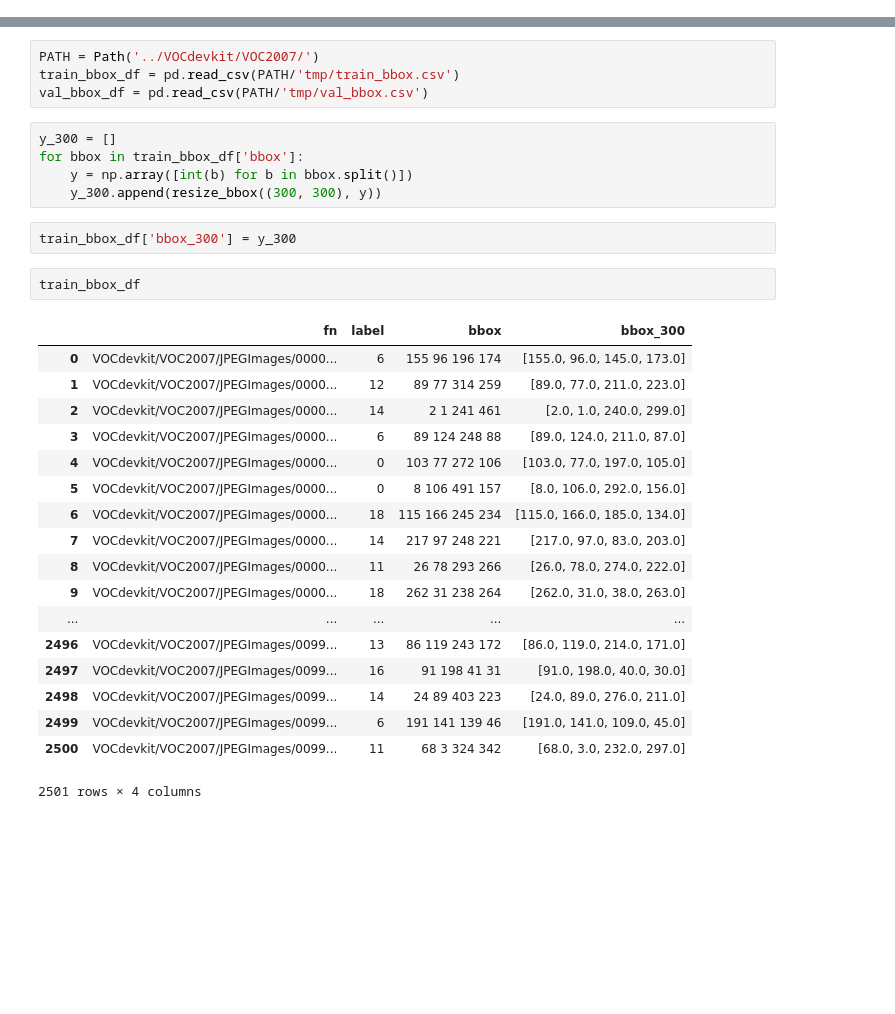
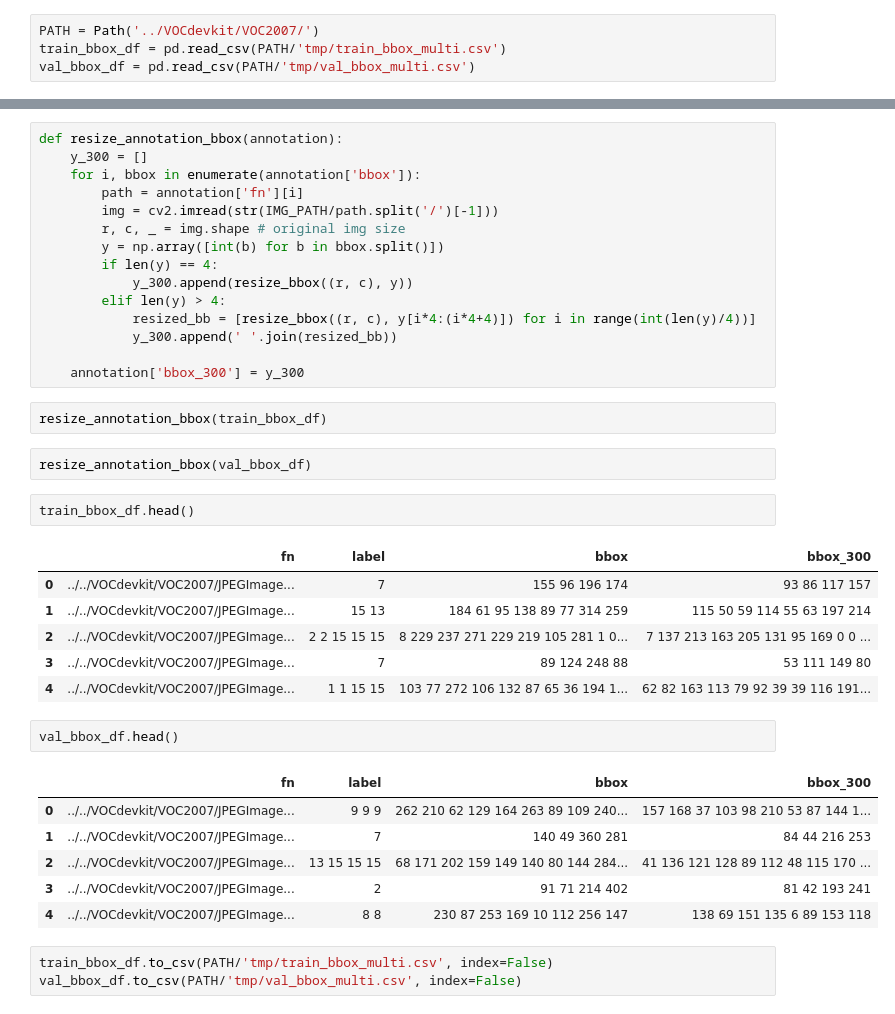
Before and after one commit to xhan0909/SSD_PyTorch_Implementation, a Jupyter notebook: nbs/img_resize.ipynb, the cells around one changed output, grey strips where cells are left out. Drawn from its saved outputs; the diff is of its cells as text; blank space fills up the shorter version.

```diff
--- a/nbs/img_resize.ipynb
+++ b/nbs/img_resize.ipynb
@@ -54,5 +63,9 @@ def bb_hw(bb):
     bounding-box: [Y, X, left-bottom, right-top]
     """
     return np.array([bb[1], bb[0], bb[3]-bb[1]+1, bb[2]-bb[0]+1])
+# %%
+PATH = Path('../VOCdevkit/VOC2007/')
+train_bbox_df = pd.read_csv(PATH/'tmp/train_bbox_multi.csv')
+val_bbox_df = pd.read_csv(PATH/'tmp/val_bbox_multi.csv')
 # %%
 # resize bounding boxes accordingly
@@ -64,32 +79,40 @@ def resize_bbox(x_shape, bbox):
-# %%
-PATH = Path('../VOCdevkit/VOC2007/')
-train_bbox_df = pd.read_csv(PATH/'tmp/train_bbox.csv')
-val_bbox_df = pd.read_csv(PATH/'tmp/val_bbox.csv')
-# %%
-y_300 = []
-for bbox in train_bbox_df['bbox']:
-    y = np.array([int(b) for b in bbox.split()])
-    y_300.append(resize_bbox((300, 300), y))
-# %%
-train_bbox_df['bbox_300'] = y_300
+# %%
+def resize_annotation_bbox(annotation):
+    y_300 = []
+    for i, bbox in enumerate(annotation['bbox']):
+        path = annotation['fn'][i]
+        img = cv2.imread(str(IMG_PATH/path.split('/')[-1]))
+        r, c, _ = img.shape # original img size
+        y = np.array([int(b) for b in bbox.split()])
+        if len(y) == 4:
+            y_300.append(resize_bbox((r, c), y))
+        elif len(y) > 4:
+            resized_bb = [resize_bbox((r, c), y[i*4:(i*4+4)]) for i in range(int(len(y)/4))]
+            y_300.append(' '.join(resized_bb))
+
+    annotation['bbox_300'] = y_300
+# %%
+resize_annotation_bbox(train_bbox_df)
+# %%
+resize_annotation_bbox(val_bbox_df)
 # %%
-train_bbox_df
+train_bbox_df.head()
 # %% [output]
 |  | fn | label | bbox | bbox_300 |
-| 0 | VOCdevkit/VOC2007/JPEGImages/0000... | 6 | 155 96 196 174 | [155.0, 96.0, 145.0, 173.0] |
-| 1 | VOCdevkit/VOC2007/JPEGImages/0000... | 12 | 89 77 314 259 | [89.0, 77.0, 211.0, 223.0] |
-| 2 | VOCdevkit/VOC2007/JPEGImages/0000... | 14 | 2 1 241 461 | [2.0, 1.0, 240.0, 299.0] |
-| 3 | VOCdevkit/VOC2007/JPEGImages/0000... | 6 | 89 124 248 88 | [89.0, 124.0, 211.0, 87.0] |
-| 4 | VOCdevkit/VOC2007/JPEGImages/0000... | 0 | 103 77 272 106 | [103.0, 77.0, 197.0, 105.0] |
-| 5 | VOCdevkit/VOC2007/JPEGImages/0000... | 0 | 8 106 491 157 | [8.0, 106.0, 292.0, 156.0] |
-| 6 | VOCdevkit/VOC2007/JPEGImages/0000... | 18 | 115 166 245 234 | [115.0, 166.0, 185.0, 134.0] |
-| 7 | VOCdevkit/VOC2007/JPEGImages/0000... | 14 | 217 97 248 221 | [217.0, 97.0, 83.0, 203.0] |
-| 8 | VOCdevkit/VOC2007/JPEGImages/0000... | 11 | 26 78 293 266 | [26.0, 78.0, 274.0, 222.0] |
-| 9 | VOCdevkit/VOC2007/JPEGImages/0000... | 18 | 262 31 238 264 | [262.0, 31.0, 38.0, 263.0] |
-| ... | ... | ... | ... | ... |
-| 2496 | VOCdevkit/VOC2007/JPEGImages/0099... | 13 | 86 119 243 172 | [86.0, 119.0, 214.0, 171.0] |
-| 2497 | VOCdevkit/VOC2007/JPEGImages/0099... | 16 | 91 198 41 31 | [91.0, 198.0, 40.0, 30.0] |
-| 2498 | VOCdevkit/VOC2007/JPEGImages/0099... | 14 | 24 89 403 223 | [24.0, 89.0, 276.0, 211.0] |
-| 2499 | VOCdevkit/VOC2007/JPEGImages/0099... | 6 | 191 141 139 46 | [191.0, 141.0, 109.0, 45.0] |
-| 2500 | VOCdevkit/VOC2007/JPEGImages/0099... | 11 | 68 3 324 342 | [68.0, 3.0, 232.0, 297.0] |
+| 0 | ../../VOCdevkit/VOC2007/JPEGImage... | 7 | 155 96 196 174 | 93 86 117 157 |
+| 1 | ../../VOCdevkit/VOC2007/JPEGImage... | 15 13 | 184 61 95 138 89 77 314 259 | 115 50 59 114 55 63 197 214 |
+| 2 | ../../VOCdevkit/VOC2007/JPEGImage... | 2 2 15 15 15 | 8 229 237 271 229 219 105 281 1 0... | 7 137 213 163 205 131 95 169 0 0 ... |
+| 3 | ../../VOCdevkit/VOC2007/JPEGImage... | 7 | 89 124 248 88 | 53 111 149 80 |
+| 4 | ../../VOCdevkit/VOC2007/JPEGImage... | 1 1 15 15 | 103 77 272 106 132 87 65 36 194 1... | 62 82 163 113 79 92 39 39 116 191... |
-2501 rows × 4 columns
+# %%
+val_bbox_df.head()
+# %% [output]
+|  | fn | label | bbox | bbox_300 |
+| 0 | ../../VOCdevkit/VOC2007/JPEGImage... | 9 9 9 | 262 210 62 129 164 263 89 109 240... | 157 168 37 103 98 210 53 87 144 1... |
+| 1 | ../../VOCdevkit/VOC2007/JPEGImage... | 7 | 140 49 360 281 | 84 44 216 253 |
+| 2 | ../../VOCdevkit/VOC2007/JPEGImage... | 13 15 15 15 | 68 171 202 159 149 140 80 144 284... | 41 136 121 128 89 112 48 115 170 ... |
+| 3 | ../../VOCdevkit/VOC2007/JPEGImage... | 2 | 91 71 214 402 | 81 42 193 241 |
+| 4 | ../../VOCdevkit/VOC2007/JPEGImage... | 8 8 | 230 87 253 169 10 112 256 147 | 138 69 151 135 6 89 153 118 |
+# %%
+train_bbox_df.to_csv(PATH/'tmp/train_bbox_multi.csv', index=False)
+val_bbox_df.to_csv(PATH/'tmp/val_bbox_multi.csv', index=False)
```
Also changed, not shown: parts of 12 cells of this notebook, 5 other files.
